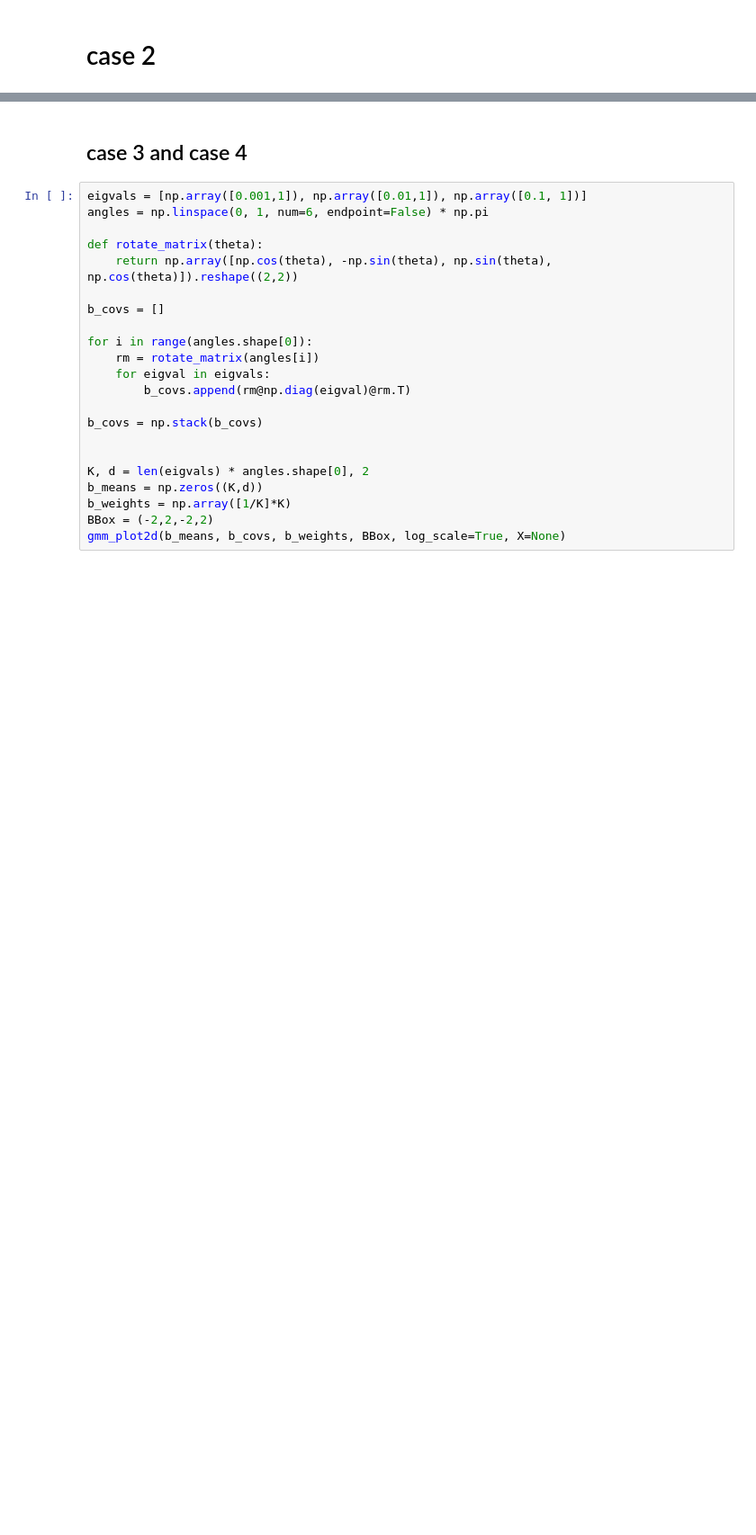
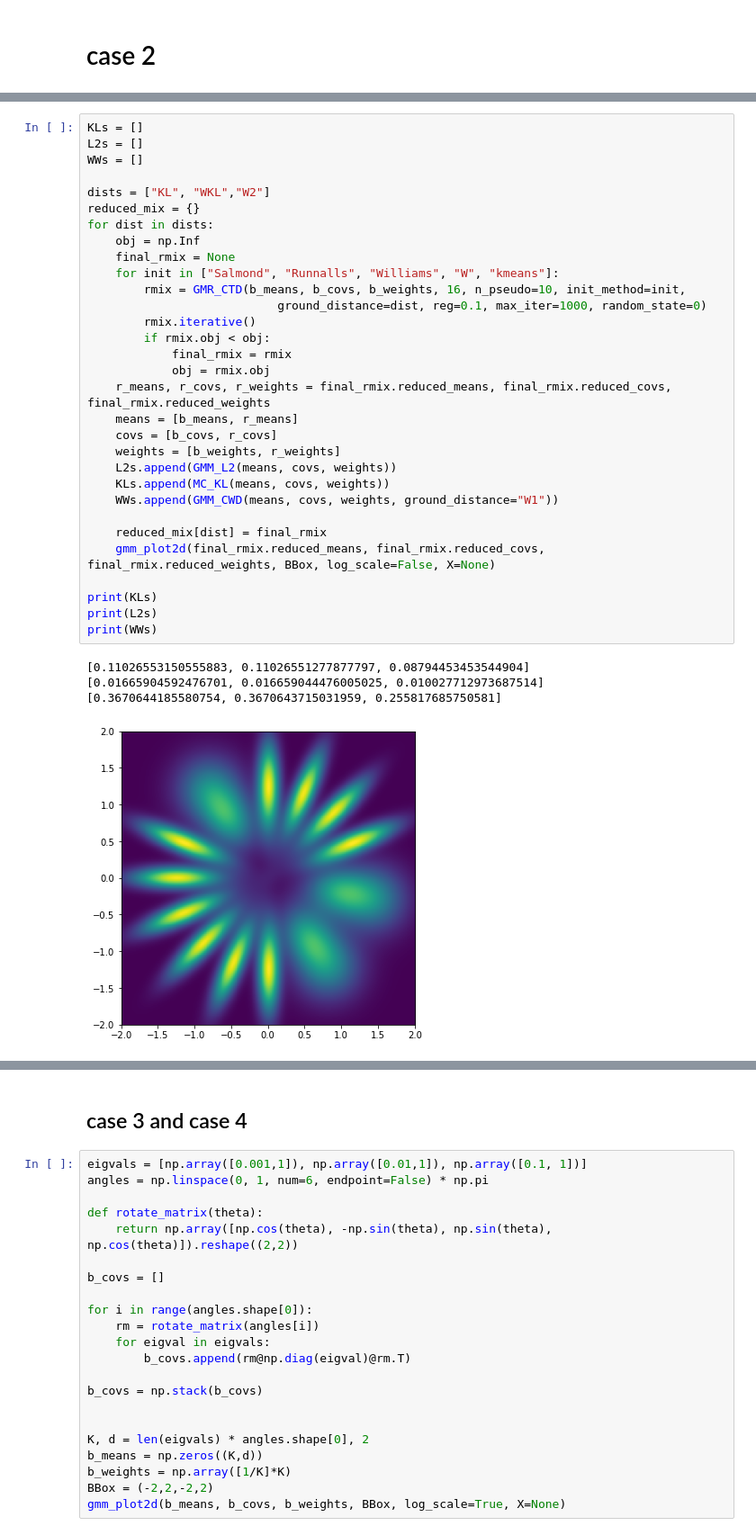
Before and after one commit to SarahQiong/CTDGMR, a Jupyter notebook: cost_function_and_hyperparameter.ipynb, the cells around one changed output, grey strips where cells are left out. Shown at 90% size. Cells and saved outputs as stored; diff of their text form; blank space fills up the shorter version.

```diff
--- a/cost_function_and_hyperparameter.ipynb
+++ b/cost_function_and_hyperparameter.ipynb
@@ -128,0 +140,36 @@ gmm_plot2d(b_means, b_covs, b_weights, BBox, log_scale=False, X=None)
+# %%
+KLs = []
+L2s = []
+WWs = []
+
+dists = ["KL", "WKL","W2"]
+reduced_mix = {}
+for dist in dists:
+    obj = np.Inf
+    final_rmix = None
+    for init in ["Salmond", "Runnalls", "Williams", "W", "kmeans"]:
+        rmix = GMR_CTD(b_means, b_covs, b_weights, 16, n_pseudo=10, init_method=init,
+                           ground_distance=dist, reg=0.1, max_iter=1000, random_state=0)
+        rmix.iterative()
+        if rmix.obj < obj:
+            final_rmix = rmix
+            obj = rmix.obj
+    r_means, r_covs, r_weights = final_rmix.reduced_means, final_rmix.reduced_covs, final_rmix.reduced_weights
+    means = [b_means, r_means]
+    covs = [b_covs, r_covs]
+    weights = [b_weights, r_weights]
+    L2s.append(GMM_L2(means, covs, weights))
+    KLs.append(MC_KL(means, covs, weights))
+    WWs.append(GMM_CWD(means, covs, weights, ground_distance="W1"))
+
+    reduced_mix[dist] = final_rmix
+    gmm_plot2d(final_rmix.reduced_means, final_rmix.reduced_covs, final_rmix.reduced_weights, BBox, log_scale=False, X=None)
+
+print(KLs)
+print(L2s)
+print(WWs)
+# %% [output]
+[0.11026553150555883, 0.11026551277877797, 0.08794453453544904]
+[0.01665904592476701, 0.016659044476005025, 0.010027712973687514]
+[0.3670644185580754, 0.3670643715031959, 0.255817685750581]
+[figure, added]
```
Also changed, not shown: parts of 8 cells of this notebook, 1 other file.
